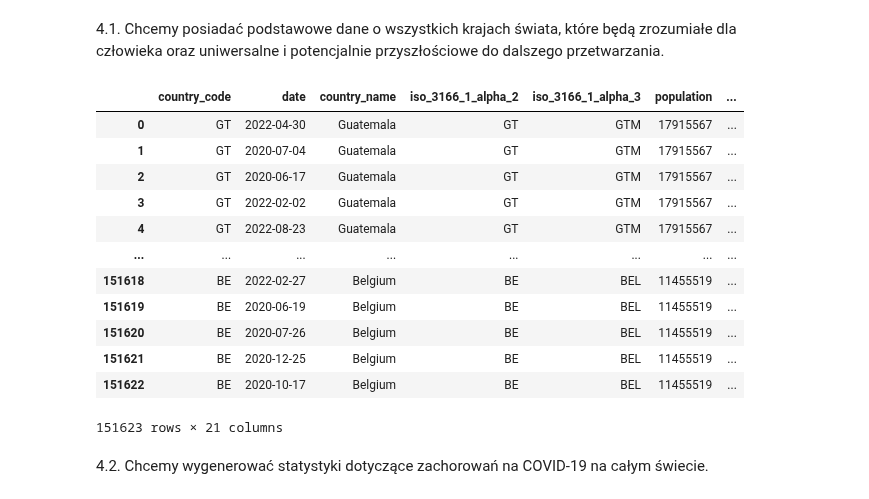
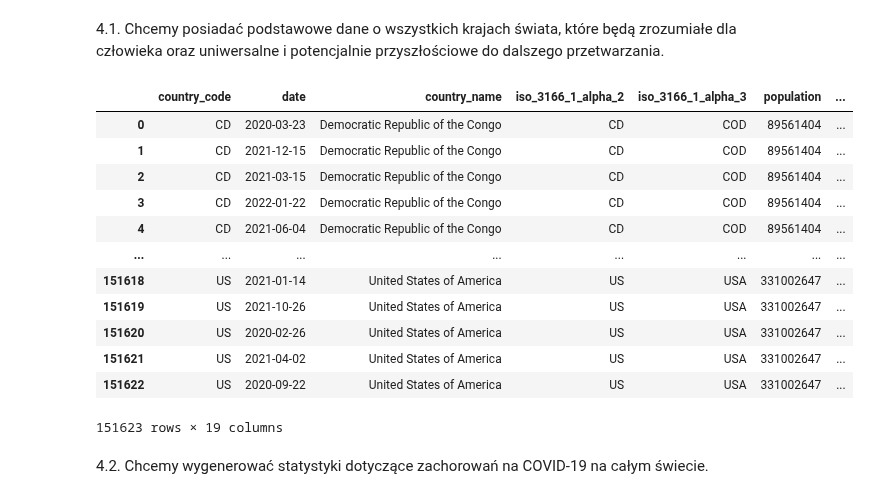
Before and after one commit to JakubKaczmarek5764/BigData1, a Jupyter notebook: main.ipynb, the cells around one changed output. Cells and saved outputs as stored; diff of their text form; code cells hidden in the pictures.

```diff
--- a/main.ipynb
+++ b/main.ipynb
@@ -216,8 +216,6 @@ SELECT distinct
     population,
     population_male,
     population_female,
-    population_rural,
-    population_urban,
     population_density,
     human_development_index,
     gdp_usd,
@@ -232,47 +230,45 @@ SELECT distinct
 FROM `bigquery-public-data.covid19_open_data.covid19_open_data`
 WHERE
     country_code IS NOT NULL AND
     date IS NOT NULL AND
     country_name IS NOT NULL AND
     iso_3166_1_alpha_2 IS NOT NULL AND
     iso_3166_1_alpha_3 IS NOT NULL AND
     population IS NOT NULL AND
     population_male IS NOT NULL AND
     population_female IS NOT NULL AND
-    population_rural IS NOT NULL AND
-    population_urban IS NOT NULL AND
     population_density IS NOT NULL AND
     human_development_index IS NOT NULL AND
     gdp_usd IS NOT NULL AND
     gdp_per_capita_usd IS NOT NULL AND
     latitude IS NOT NULL AND
     longitude IS NOT NULL AND
     area_sq_km IS NOT NULL AND
     nurses_per_1000 IS NOT NULL AND
     physicians_per_1000 IS NOT NULL AND
     health_expenditure_usd IS NOT NULL AND
     out_of_pocket_health_expenditure_usd IS NOT NULL
     AND aggregation_level = 0;
 """)
 query_job = client.query(query)
 query_result = query_job.result()
 df1 = query_result.to_dataframe()
 df1.to_csv("countries_data.csv", index=False)
 df1
 # %% [output]
 |  | country_code | date | country_name | iso_3166_1_alpha_2 | iso_3166_1_alpha_3 | population | ... |
-| 0 | GT | 2022-04-30 | Guatemala | GT | GTM | 17915567 | ... |
-| 1 | GT | 2020-07-04 | Guatemala | GT | GTM | 17915567 | ... |
-| 2 | GT | 2020-06-17 | Guatemala | GT | GTM | 17915567 | ... |
-| 3 | GT | 2022-02-02 | Guatemala | GT | GTM | 17915567 | ... |
-| 4 | GT | 2022-08-23 | Guatemala | GT | GTM | 17915567 | ... |
+| 0 | CD | 2020-03-23 | Democratic Republic of the Congo | CD | COD | 89561404 | ... |
+| 1 | CD | 2021-12-15 | Democratic Republic of the Congo | CD | COD | 89561404 | ... |
+| 2 | CD | 2021-03-15 | Democratic Republic of the Congo | CD | COD | 89561404 | ... |
+| 3 | CD | 2022-01-22 | Democratic Republic of the Congo | CD | COD | 89561404 | ... |
+| 4 | CD | 2021-06-04 | Democratic Republic of the Congo | CD | COD | 89561404 | ... |
 | ... | ... | ... | ... | ... | ... | ... | ... |
-| 151618 | BE | 2022-02-27 | Belgium | BE | BEL | 11455519 | ... |
-| 151619 | BE | 2020-06-19 | Belgium | BE | BEL | 11455519 | ... |
-| 151620 | BE | 2020-07-26 | Belgium | BE | BEL | 11455519 | ... |
-| 151621 | BE | 2020-12-25 | Belgium | BE | BEL | 11455519 | ... |
-| 151622 | BE | 2020-10-17 | Belgium | BE | BEL | 11455519 | ... |
+| 151618 | US | 2021-01-14 | United States of America | US | USA | 331002647 | ... |
+| 151619 | US | 2021-10-26 | United States of America | US | USA | 331002647 | ... |
+| 151620 | US | 2020-02-26 | United States of America | US | USA | 331002647 | ... |
+| 151621 | US | 2021-04-02 | United States of America | US | USA | 331002647 | ... |
+| 151622 | US | 2020-09-22 | United States of America | US | USA | 331002647 | ... |
-151623 rows × 21 columns
+151623 rows × 19 columns
 # %% [markdown]
  4.2. Chcemy wygenerować statystyki dotyczące zachorowań na COVID-19 na całym świecie.
 # %%
```
Also changed, not shown: parts of 9 cells of this notebook.
